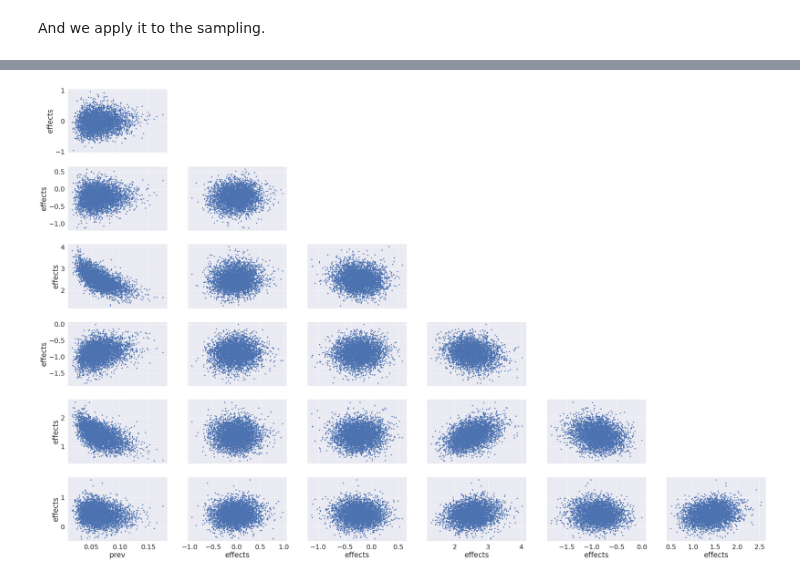
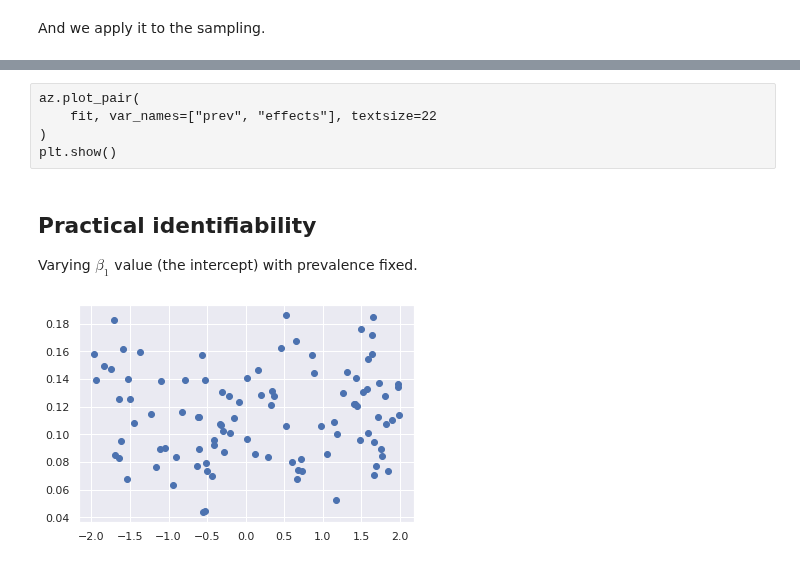
Before and after one commit to lucasmoschen/rds-bayesian-analysis-tcc, a Jupyter notebook: exercises/primary_model/model_experiments.ipynb, the cells around one changed output, grey strips where cells are left out. Cells and saved outputs as stored; diff of their text form; code cells hidden in the pictures.

```diff
--- a/exercises/primary_model/model_experiments.ipynb
+++ b/exercises/primary_model/model_experiments.ipynb
@@ -118,7 +117,52 @@ plt.show()
-# %%
-az.plot_pair(
-    fit, var_names=["prev", "effects"], textsize=22
-)
-plt.show()
-# %% [output]
-[figure, removed]
+# %% [raw]
+az.plot_pair(
+    fit, var_names=["prev", "effects"], textsize=22
+)
+plt.show()
+# %% [markdown]
+## Practical identifiability
+
+Varying $\beta_1$ value (the intercept) with prevalence fixed.
+# %%
+n_samples    = 100
+n_predictors = 1
+
+x = ro.multivariate_normal(mean = np.zeros(n_predictors+1),
+                           cov = np.eye(n_predictors+1),
+                           size = n_samples)
+
+prevalence = 0.1
+
+data = {
+    "n_samples"    : n_samples,
+    "n_predictors" : n_predictors,
+    "x"            : x,
+    "Sigma"        : np.eye(2),
+    "mu"           : np.zeros(2),
+    "alpha_p"      : 1,
+    "beta_p"       : 3,
+    "T"            : 0
+}
+
+values = []
+
+for each in range(100):
+
+    beta = np.array([1.0, np.random.uniform(-2,2)]).reshape(-1,1)
+    theta = expit(logit(prevalence) + x@beta)
+    T = ro.binomial(n = 1, p = theta)
+
+    data.update({
+        "T"            : T.flatten(),
+    })
+
+    fit = sm.sampling(data=data)
+
+    prev_estimated = fit.extract()['prev'].mean()
+
+    values.append((beta, prev_estimated))
+# %%
+plt.scatter([i[0][1,0] for i in values], [i[1] for i in values])
+plt.show()
+# %% [output]
+[figure, added]
```
Also changed, not shown: parts of 8 cells of this notebook, 3 other files.
